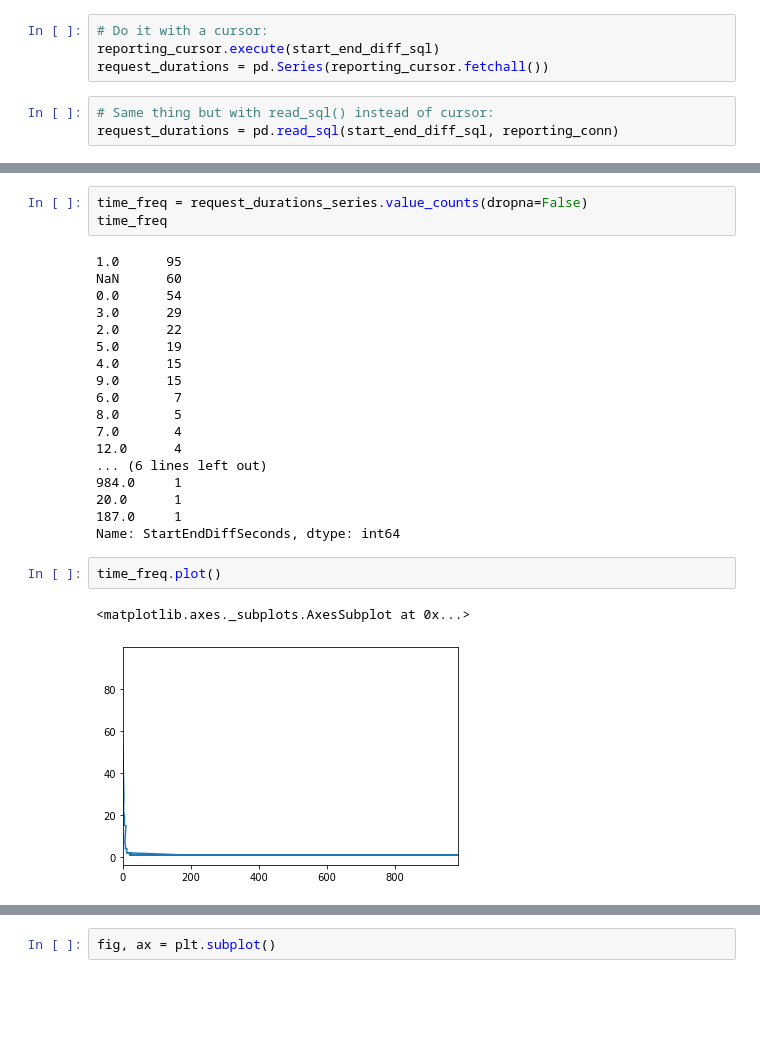
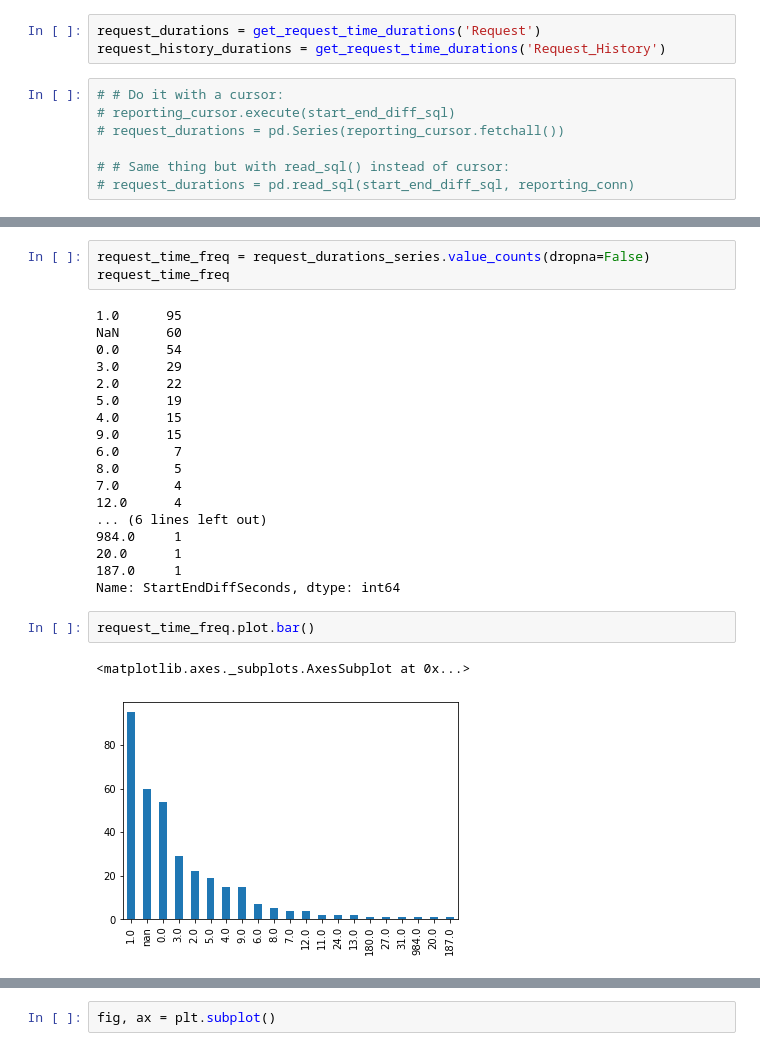
Before and after one commit to leilanihagen/interject-datacell-request-time-data-exploration, a Jupyter notebook: datacell_request_time.ipynb, the cells around one changed output, grey strips where cells are left out. Drawn from its saved outputs; the diff is of its cells as text; blank space fills up the shorter version.

Commit message:
formatting Request_History time duration graph

```diff
--- a/datacell_request_time.ipynb
+++ b/datacell_request_time.ipynb
@@ -66,7 +83,10 @@ start_end_diff_sql = 'SELECT datediff(second, [StartTimeStamp], [EndTimeStamp])
+# %%
+request_durations = get_request_time_durations('Request')
+request_history_durations = get_request_time_durations('Request_History')
 # %%
-# Do it with a cursor:
-reporting_cursor.execute(start_end_diff_sql)
-request_durations = pd.Series(reporting_cursor.fetchall())
+# # Do it with a cursor:
+# reporting_cursor.execute(start_end_diff_sql)
+# request_durations = pd.Series(reporting_cursor.fetchall())
+
+# # Same thing but with read_sql() instead of cursor:
+# request_durations = pd.read_sql(start_end_diff_sql, reporting_conn)
-# %%
-# Same thing but with read_sql() instead of cursor:
-request_durations = pd.read_sql(start_end_diff_sql, reporting_conn)
@@ -138,6 +201,6 @@ array([  0.,  12.,  13.,   9.,   8.,   1.,   5.,  11.,  31.,  27., 187.,
 # %%
-time_freq = request_durations_series.value_counts(dropna=False)
-time_freq
+request_time_freq = request_durations_series.value_counts(dropna=False)
+request_time_freq
 # %% [output]
 1.0      95
 NaN      60
@@ -156,8 +219,8 @@ NaN      60
 20.0      1
 187.0     1
 Name: StartEndDiffSeconds, dtype: int64
-# %%
-time_freq.plot()
-# %% [output]
-<matplotlib.axes._subplots.AxesSubplot at 0x...>
-[figure, removed]
+# %%
+request_time_freq.plot.bar()
+# %% [output]
+<matplotlib.axes._subplots.AxesSubplot at 0x...>
+[figure, added]
```
Also changed, not shown: parts of 27 cells of this notebook.
